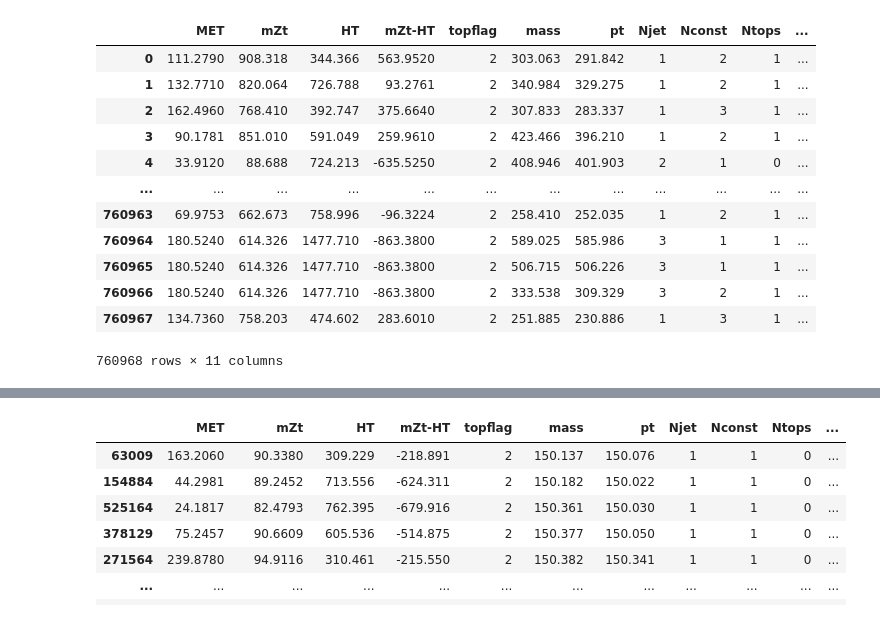
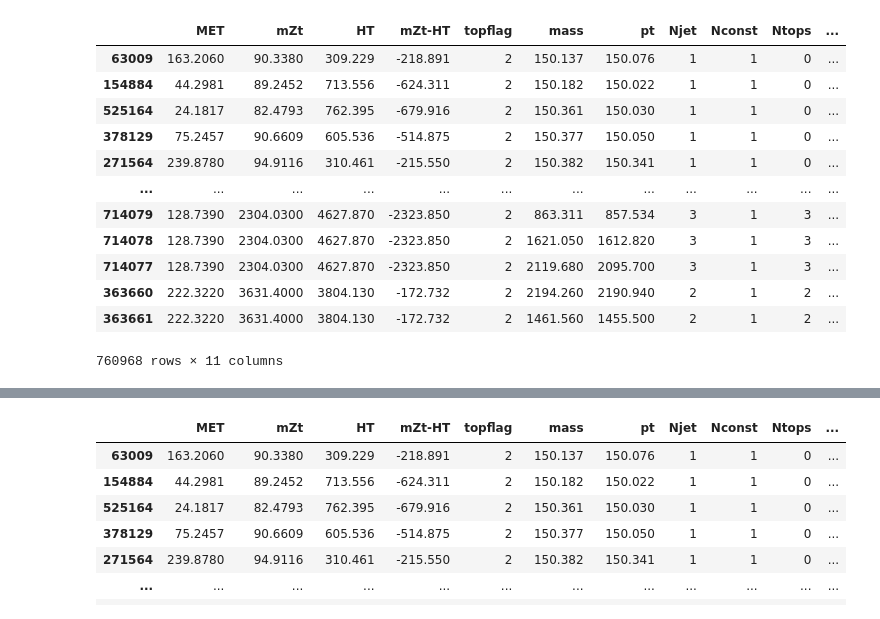
Before and after one commit to mesut-unal/AnalysisCheck, a Jupyter notebook: KinematicVarAnalysis-METHTCheck.ipynb, the cells around one changed output, grey strips where cells are left out. Drawn from its saved outputs; the diff is of its cells as text; code cells hidden in the pictures.

```diff
--- a/KinematicVarAnalysis-METHTCheck.ipynb
+++ b/KinematicVarAnalysis-METHTCheck.ipynb
@@ -9,23 +9,23 @@ from pandas.plotting import scatter_matrix
 # %%
 filename = 'metmZtHTcheck.csv'
 # choose names for columns
 names = ['headers','MET','mZt','HT','mZt-HT','topflag','mass','pt','Njet','Nconst','Ntops','vrc_maxM_pre0']
 dataset = read_csv(filename, delim_whitespace=False, names=names)
 dataset=dataset.drop(['headers'], axis=1)
-dataset
+dataset.sort_values('vrc_maxM_pre0')
 # %% [output]
 |  | MET | mZt | HT | mZt-HT | topflag | mass | pt | Njet | Nconst | Ntops | ... |
-| 0 | 111.2790 | 908.318 | 344.366 | 563.9520 | 2 | 303.063 | 291.842 | 1 | 2 | 1 | ... |
-| 1 | 132.7710 | 820.064 | 726.788 | 93.2761 | 2 | 340.984 | 329.275 | 1 | 2 | 1 | ... |
-| 2 | 162.4960 | 768.410 | 392.747 | 375.6640 | 2 | 307.833 | 283.337 | 1 | 3 | 1 | ... |
-| 3 | 90.1781 | 851.010 | 591.049 | 259.9610 | 2 | 423.466 | 396.210 | 1 | 2 | 1 | ... |
-| 4 | 33.9120 | 88.688 | 724.213 | -635.5250 | 2 | 408.946 | 401.903 | 2 | 1 | 0 | ... |
+| 63009 | 163.2060 | 90.3380 | 309.229 | -218.891 | 2 | 150.137 | 150.076 | 1 | 1 | 0 | ... |
+| 154884 | 44.2981 | 89.2452 | 713.556 | -624.311 | 2 | 150.182 | 150.022 | 1 | 1 | 0 | ... |
+| 525164 | 24.1817 | 82.4793 | 762.395 | -679.916 | 2 | 150.361 | 150.030 | 1 | 1 | 0 | ... |
+| 378129 | 75.2457 | 90.6609 | 605.536 | -514.875 | 2 | 150.377 | 150.050 | 1 | 1 | 0 | ... |
+| 271564 | 239.8780 | 94.9116 | 310.461 | -215.550 | 2 | 150.382 | 150.341 | 1 | 1 | 0 | ... |
 | ... | ... | ... | ... | ... | ... | ... | ... | ... | ... | ... | ... |
-| 760963 | 69.9753 | 662.673 | 758.996 | -96.3224 | 2 | 258.410 | 252.035 | 1 | 2 | 1 | ... |
-| 760964 | 180.5240 | 614.326 | 1477.710 | -863.3800 | 2 | 589.025 | 585.986 | 3 | 1 | 1 | ... |
-| 760965 | 180.5240 | 614.326 | 1477.710 | -863.3800 | 2 | 506.715 | 506.226 | 3 | 1 | 1 | ... |
-| 760966 | 180.5240 | 614.326 | 1477.710 | -863.3800 | 2 | 333.538 | 309.329 | 3 | 2 | 1 | ... |
-| 760967 | 134.7360 | 758.203 | 474.602 | 283.6010 | 2 | 251.885 | 230.886 | 1 | 3 | 1 | ... |
+| 714079 | 128.7390 | 2304.0300 | 4627.870 | -2323.850 | 2 | 863.311 | 857.534 | 3 | 1 | 3 | ... |
+| 714078 | 128.7390 | 2304.0300 | 4627.870 | -2323.850 | 2 | 1621.050 | 1612.820 | 3 | 1 | 3 | ... |
+| 714077 | 128.7390 | 2304.0300 | 4627.870 | -2323.850 | 2 | 2119.680 | 2095.700 | 3 | 1 | 3 | ... |
+| 363660 | 222.3220 | 3631.4000 | 3804.130 | -172.732 | 2 | 2194.260 | 2190.940 | 2 | 1 | 2 | ... |
+| 363661 | 222.3220 | 3631.4000 | 3804.130 | -172.732 | 2 | 1461.560 | 1455.500 | 2 | 1 | 2 | ... |
 760968 rows × 11 columns
 # %%
 #failures
```
Also changed, not shown: parts of 18 cells of this notebook, 2 other files.
